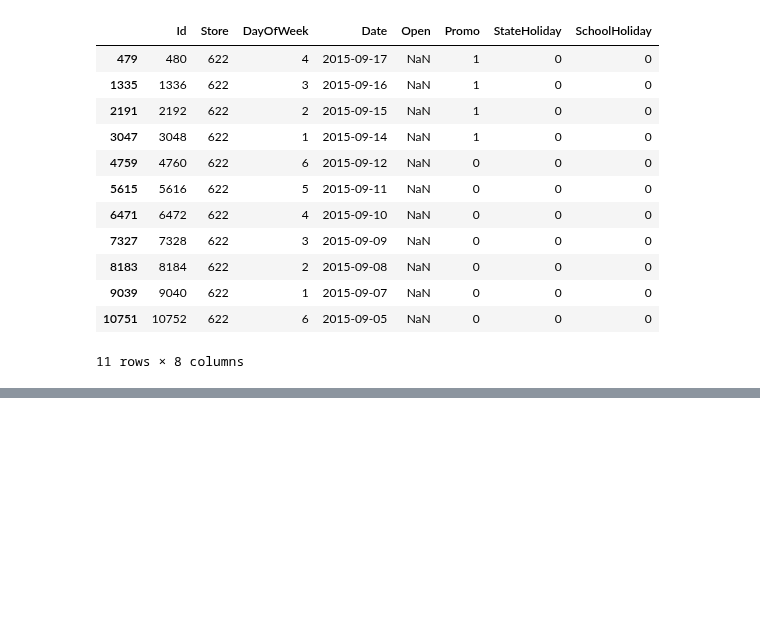
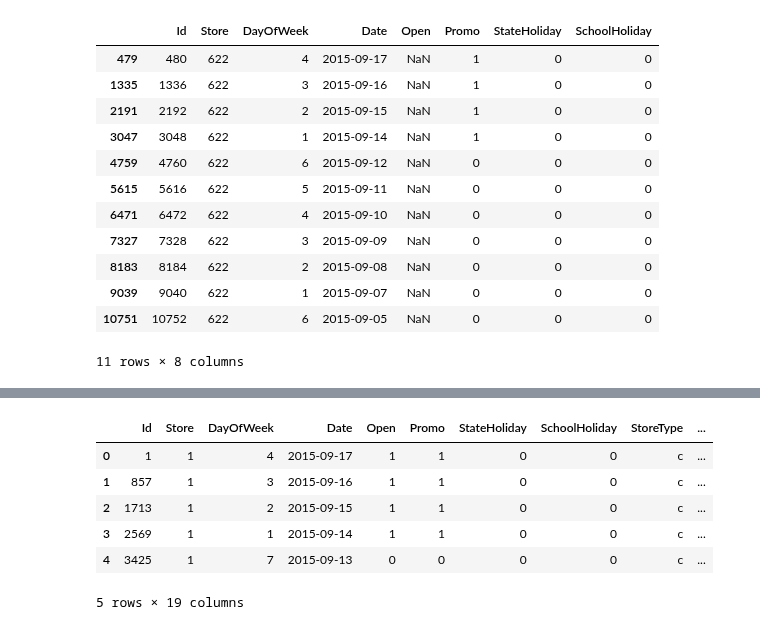
Before and after one commit to wuyifat/kaggle_Rossmann, a Jupyter notebook: explore.ipynb, the cells around one changed output, grey strips where cells are left out. Saved outputs shown, nothing was run; the diff lists cells and outputs as text; code cells hidden in the pictures; blank space fills up the shorter version.

```diff
--- a/explore.ipynb
+++ b/explore.ipynb
@@ -242,0 +323,11 @@ test.loc[ test.Open.isnull()]
+# %%
+def promo2_indicator(row):
+    if row['PromoInterval'] is np.NaN:
+        return 0
+    elif monthdic[row['month']-1] in row['PromoInterval']:
+        return 1
+    else:
+        return 0
+
+test['Promo2Indicator'] = test.apply(promo2_indicator, axis = 1)
+print test.head()
@@ -242,0 +383,2 @@ test.loc[ test.Open.isnull()]
+# %%
+test.loc[test.Open.isnull(), 'Open'] =1
@@ -242,0 +439,3 @@ test.loc[ test.Open.isnull()]
+# %%
+test['dayofweek'] = test.Date.apply(lambda x: x.dayofweek)
+test.dtypes
@@ -242,0 +463,10 @@ test.loc[ test.Open.isnull()]
+# %%
+test.head()
+# %% [output]
+|  | Id | Store | DayOfWeek | Date | Open | Promo | StateHoliday | SchoolHoliday | StoreType | ... |
+| 0 | 1 | 1 | 4 | 2015-09-17 | 1 | 1 | 0 | 0 | c | ... |
+| 1 | 857 | 1 | 3 | 2015-09-16 | 1 | 1 | 0 | 0 | c | ... |
+| 2 | 1713 | 1 | 2 | 2015-09-15 | 1 | 1 | 0 | 0 | c | ... |
+| 3 | 2569 | 1 | 1 | 2015-09-14 | 1 | 1 | 0 | 0 | c | ... |
+| 4 | 3425 | 1 | 7 | 2015-09-13 | 0 | 0 | 0 | 0 | c | ... |
+5 rows × 19 columns
```
Also changed, not shown: parts of 38 cells of this notebook, 9 other files.
